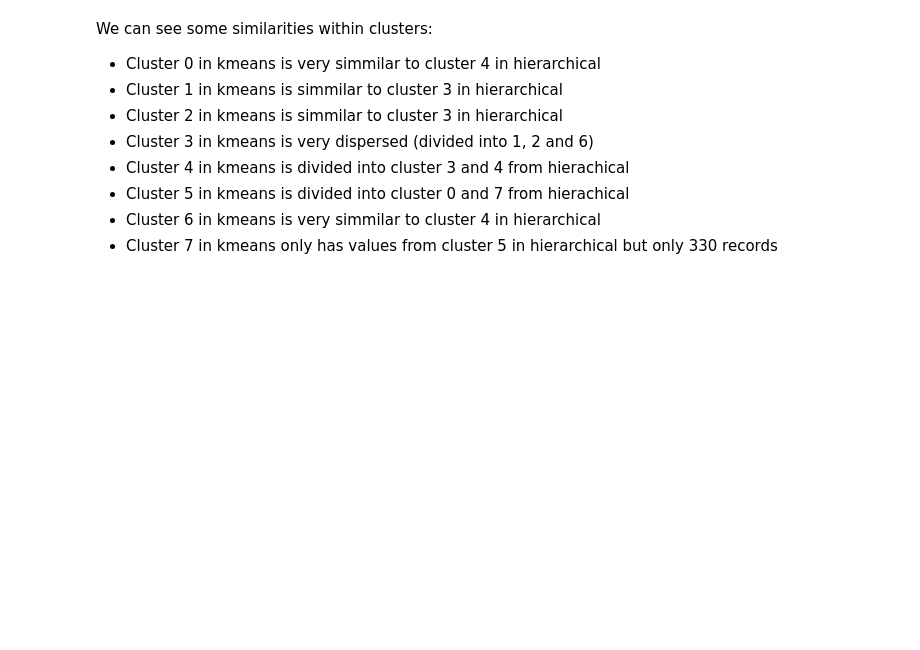
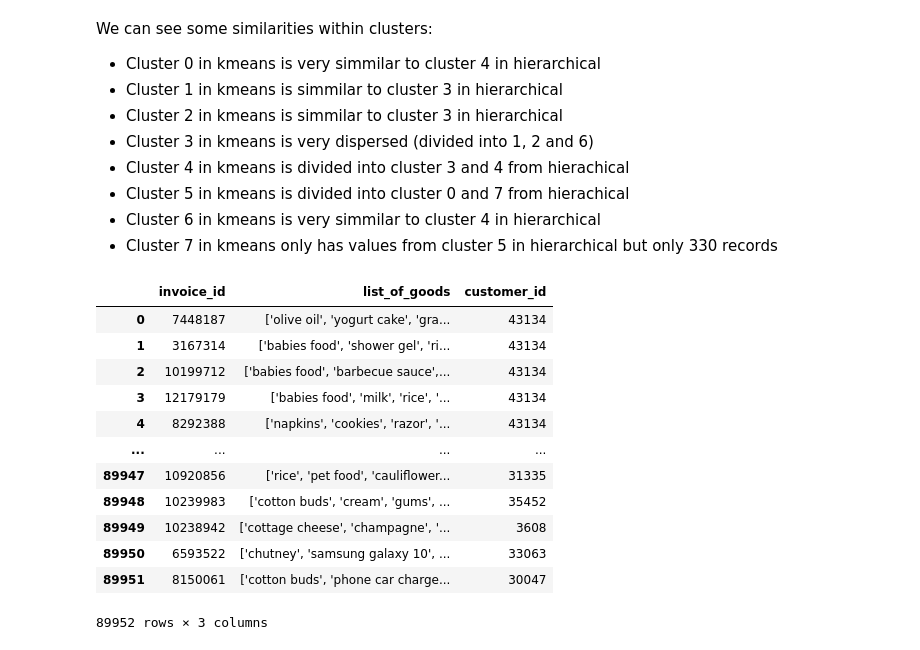
Before and after one commit to mitoma10110/ML2_Project, a Jupyter notebook: jo_notebook.ipynb, the cells around one changed output. Drawn from its saved outputs; the diff is of its cells as text; code cells hidden in the pictures; blank space fills up the shorter version.

```diff
--- a/jo_notebook.ipynb
+++ b/jo_notebook.ipynb
@@ -386,3 +386,19 @@ We can see some similarities within clusters:
 - Cluster 5 in kmeans is divided into cluster 0 and 7 from hierachical
 - Cluster 6 in kmeans is very simmilar to cluster 4 in hierarchical
 - Cluster 7 in kmeans only has values from cluster 5 in hierarchical but only 330 records
+# %%
+cust_basket
+# %% [output]
+|  | invoice_id | list_of_goods | customer_id |
+| 0 | 7448187 | ['olive oil', 'yogurt cake', 'gra... | 43134 |
+| 1 | 3167314 | ['babies food', 'shower gel', 'ri... | 43134 |
+| 2 | 10199712 | ['babies food', 'barbecue sauce',... | 43134 |
+| 3 | 12179179 | ['babies food', 'milk', 'rice', '... | 43134 |
+| 4 | 8292388 | ['napkins', 'cookies', 'razor', '... | 43134 |
+| ... | ... | ... | ... |
+| 89947 | 10920856 | ['rice', 'pet food', 'cauliflower... | 31335 |
+| 89948 | 10239983 | ['cotton buds', 'cream', 'gums', ... | 35452 |
+| 89949 | 10238942 | ['cottage cheese', 'champagne', '... | 3608 |
+| 89950 | 6593522 | ['chutney', 'samsung galaxy 10', ... | 33063 |
+| 89951 | 8150061 | ['cotton buds', 'phone car charge... | 30047 |
+89952 rows × 3 columns
```
Also changed, not shown: parts of 2 cells of this notebook.
